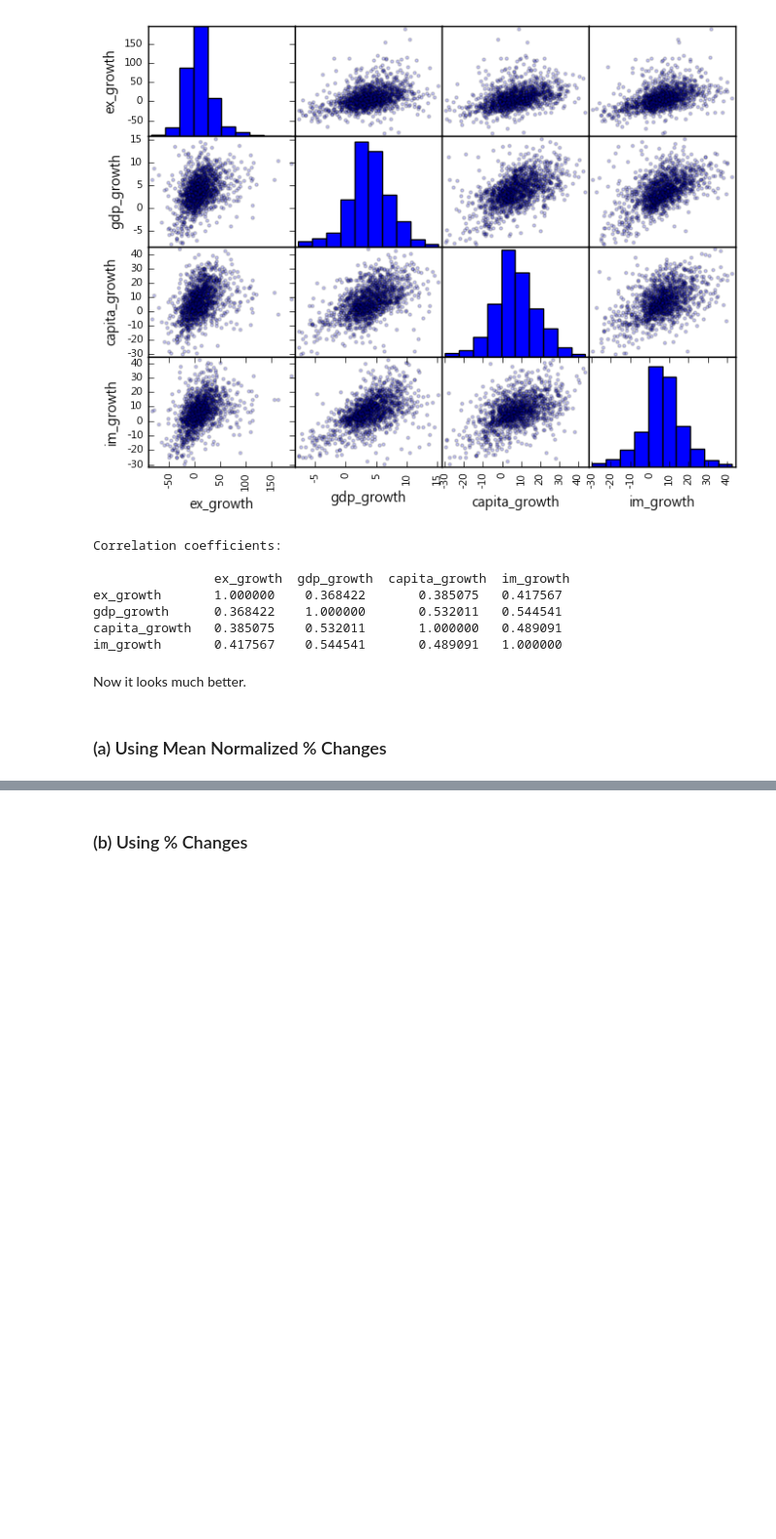
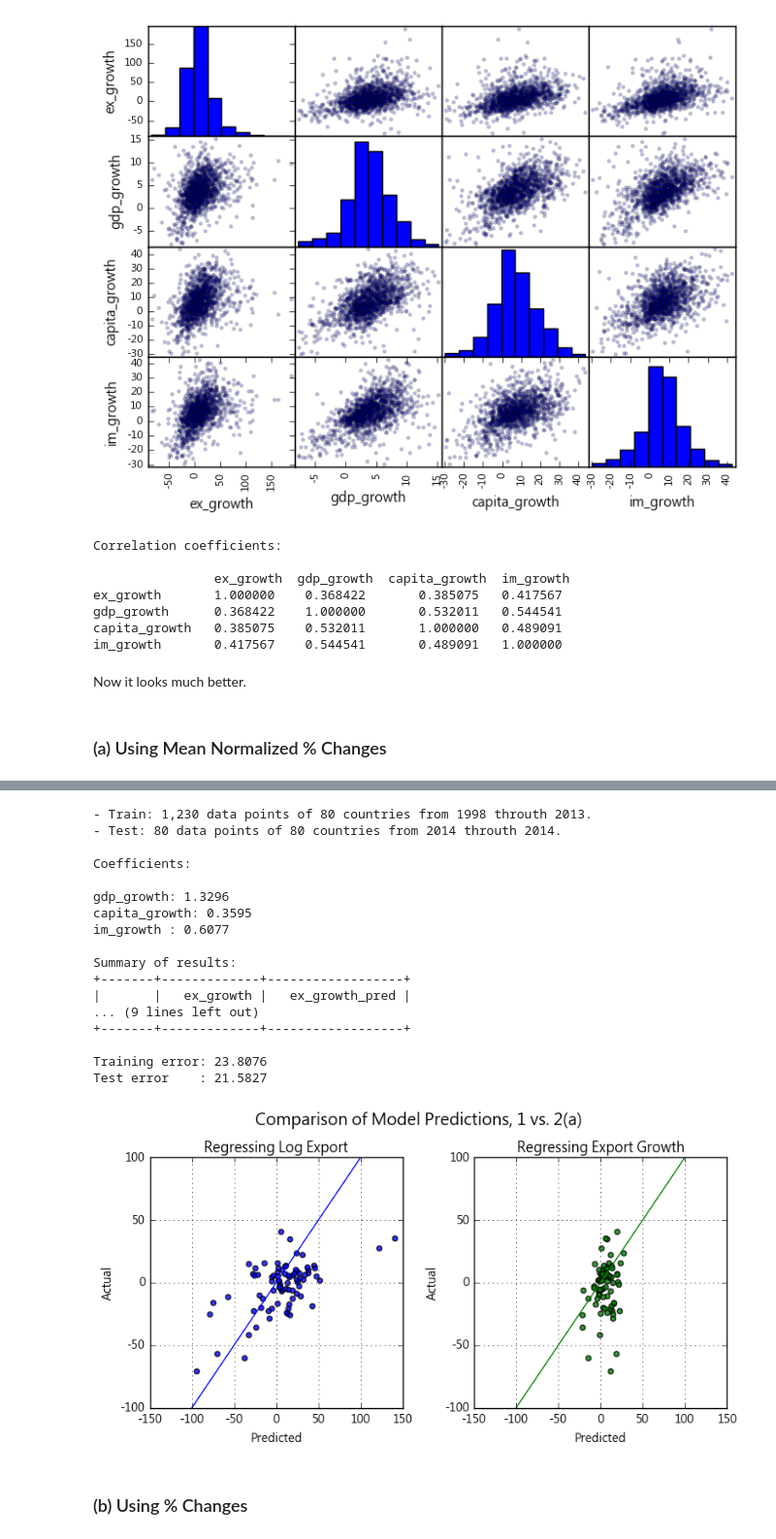
Before and after one commit to lincht/TradeModel, a Jupyter notebook: model/growth_pred.ipynb, the cells around one changed output, grey strips where cells are left out. Shown at 97% size. Cells and saved outputs as stored; diff of their text form; code cells hidden in the pictures; blank space fills up the shorter version.

Commit message:
Rewrite the training and evaluating process as a class

```diff
--- a/model/growth_pred.ipynb
+++ b/model/growth_pred.ipynb
@@ -79,4 +79,15 @@ class GroupMeanNormalizer(object):
         merged = data.merge(self.means, left_on=self.groupby, right_index=True, suffixes=['__x', '__y'])
         inversed = merged.groupby(merged.columns.str.split('__').str[0], axis=1).sum()
         return inversed
+# %%
+def compute_g_pred(y_pred, y_actual, g_actual):
+    """Compute predicted % growth using predicted log(y), actual log(y), and actual % growth.
+
+    Keyword arguments:
+    y_pred -- predicted log(y)
+    y_actual -- actual log(y)
+    g_actual -- actual % growth
+    """
+    g_pred = 100 * (np.exp(y_pred - (np.log(100)+y_actual) + np.log(g_actual+100)) - 1)
+    return g_pred
 # %% [markdown]
@@ -217,9 +250,11 @@ def plot_model_comparison(
     plt.show()
     return
 
+rs1 = model1.result
 plot_model_comparison(
-    left_data=rs, right_data=rs, left_x='ex_pred', left_y='ex_actual', right_x='ex_growth_pred',
-    right_y='ex_growth_actual', title='Export {}, Actual vs. Predicted Values'.format(test_year),
+    left_data=rs1, right_data=rs1, left_x='ex_pred', left_y='ex',
+    right_x='ex_growth_pred', right_y='ex_growth',
+    title='Export {}, Actual vs. Predicted Values'.format(model1.test_year),
     left_title='Log Export', right_title='Percent Growth', right_refline=[-100, 100],
     right_scale=[-150, 150, -100, 100])
 # %% [output]
@@ -363,2 +321,34 @@ Percent growth RMSE:  21.5827
+# %%
+model2a = ExportGrowthModel(data=outlier_rm, X=['gdp_growth', 'capita_growth', 'im_growth'],
+                            y='ex_growth', model='lr_growth', normalize=True, cv_method='most_recent')
+model2a.summary()
+
+rs2a = model2a.result
+plot_model_comparison(
+    left_data=rs1, right_data=rs2a, left_x='ex_growth_pred', left_y='ex_growth',
+    right_x='ex_growth_pred', right_y='ex_growth',
+    title='Comparison of Model Predictions, 1 vs. 2(a)',
+    left_title='Regressing Log Export', right_title='Regressing Export Growth',
+    left_refline=[-100, 100], right_refline=[-100, 100],
+    left_scale=[-150, 150, -100, 100], right_scale=[-150, 150, -100, 100])
+# %% [output]
+- Train: 1,230 data points of 80 countries from 1998 throuth 2013.
+- Test: 80 data points of 80 countries from 2014 throuth 2014.
+
+Coefficients:
+
+gdp_growth: 1.3296
+capita_growth: 0.3595
+im_growth : 0.6077
+
+Summary of results:
++-------+-------------+------------------+
+|       |   ex_growth |   ex_growth_pred |
+... (9 lines left out)
++-------+-------------+------------------+
+
+Training error: 23.8076
+Test error    : 21.5827
+[figure, added]
 # %% [markdown]
 ### (b) Using % Changes
```
Also changed, not shown: parts of 9 cells of this notebook.
